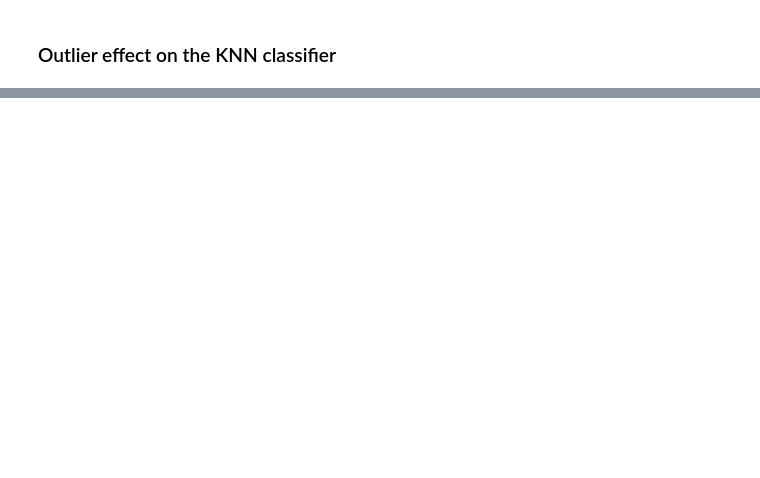
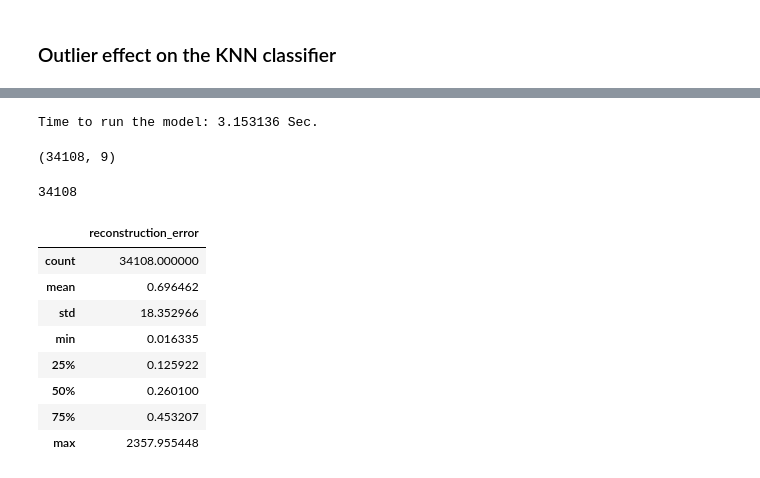
Before and after one commit to eacunafer/Data-Mining-Machine-Learning-subgraduado-, a Jupyter notebook: notebooks/outlierdeep2022.ipynb, the cells around one changed output, grey strips where cells are left out. Cells and saved outputs as stored; diff of their text form; code cells hidden in the pictures; blank space fills up the shorter version.

```diff
--- a/notebooks/outlierdeep2022.ipynb
+++ b/notebooks/outlierdeep2022.ipynb
@@ -223,0 +275,15 @@ Accuracy using k=5 neighbors after outlier removal: 0.75 (+/- 0.13)
+# %%
+nb_epoch = 20
+batch_size = 100
+input_dim = train_x.shape[1] #num of columns, 8
+encoding_dim = 4
+hidden_dim = int(encoding_dim / 2) #i.e. 7
+learning_rate = 1e-7
+
+input_layer = Input(shape=(input_dim, ))
+encoder = Dense(encoding_dim, activation="tanh", activity_regularizer=regularizers.l1(learning_rate))(input_layer)
+encoder = Dense(hidden_dim, activation="relu")(encoder)
+decoder = Dense(hidden_dim, activation='tanh')(encoder)
+decoder = Dense(input_dim, activation='relu')(decoder)
+autoencoder = Model(inputs=input_layer, outputs=decoder)
+autoencoder.summary()
@@ -223,0 +309,48 @@ Accuracy using k=5 neighbors after outlier removal: 0.75 (+/- 0.13)
+# %%
+import datetime
+autoencoder.compile(optimizer='adam', loss='mse' )
+
+t_ini = datetime.datetime.now()
+history = autoencoder.fit(train_x, train_x,
+                        epochs=nb_epoch,
+                        batch_size=batch_size,
+                        shuffle=True,
+                        validation_split=0.1,
+                        verbose=0
+                        )
+
+t_fin = datetime.datetime.now()
+print('Time to run the model: {} Sec.'.format((t_fin -
+t_ini).total_seconds()))
+
+
+
+df_history = pd.DataFrame(history.history)
+# %% [output]
+Time to run the model: 3.153136 Sec.
+# %%
+#Reconstruction
+predictions = autoencoder.predict(train_x)
+#print(predictions)
+train_x.shape
+# %% [output]
+(34108, 9)
+# %%
+mse = np.mean(np.power(train_x- predictions, 2), axis=1)
+print(len(mse))
+# %% [output]
+34108
+# %%
+mse = np.mean(np.power(train_x- predictions, 2), axis=1)
+df_error = pd.DataFrame({'reconstruction_error': mse}, index=X1.index)
+df_error.describe()
+# %% [output]
+|  | reconstruction_error |
+| count | 34108.000000 |
+| mean | 0.696462 |
+| std | 18.352966 |
+| min | 0.016335 |
+| 25% | 0.125922 |
+| 50% | 0.260100 |
+| 75% | 0.453207 |
+| max | 2357.955448 |
```
Also changed, not shown: parts of 28 cells of this notebook.
